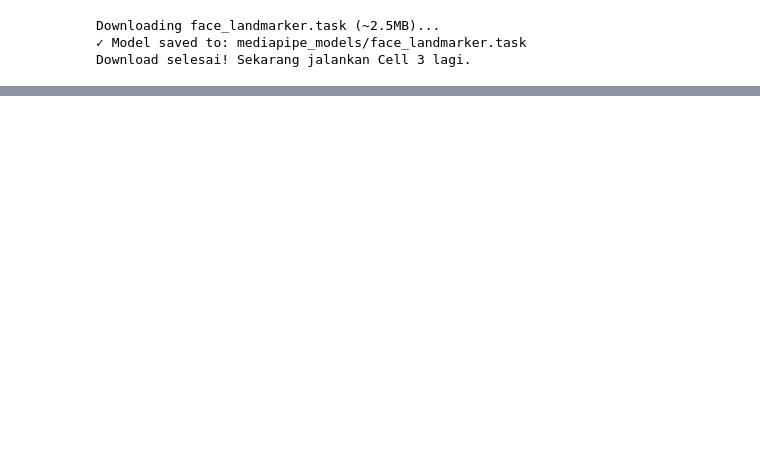
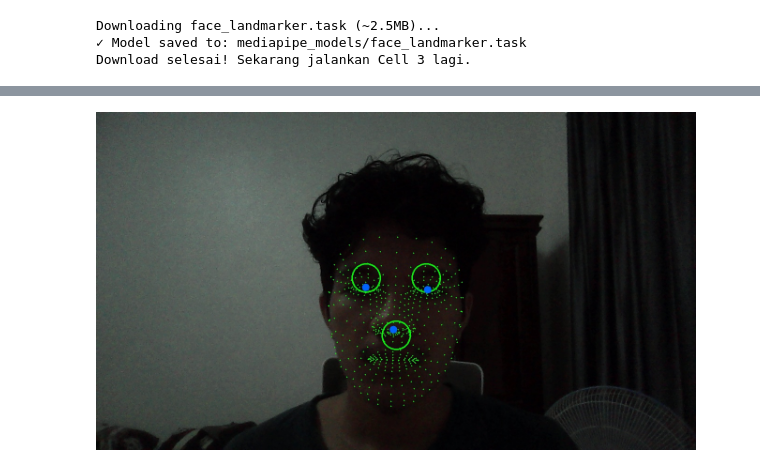
Before and after one commit to mfaruqi35/FindMyFrame, a Jupyter notebook: FrameMe.ipynb, the cells around one changed output, grey strips where cells are left out. Saved outputs shown, nothing was run; the diff lists cells and outputs as text; code cells hidden in the pictures; blank space fills up the shorter version.

Commit message:
aligned face ss

```diff
--- a/FrameMe.ipynb
+++ b/FrameMe.ipynb
@@ -297,15 +301,16 @@ import cv2
 import numpy as np
 import time
 import os
+from IPython.display import Image as IPImage, display
 
+os.makedirs("results", exist_ok=True)
+
+# Setup MediaPipe (sama)
 model_path = "mediapipe_models/face_landmarker.task"
-
-# Inisialisasi Face Landmarker
 BaseOptions = python.BaseOptions
 FaceLandmarker = vision.FaceLandmarker
 FaceLandmarkerOptions = vision.FaceLandmarkerOptions
 VisionRunningMode = mp.tasks.vision.RunningMode
-
 options = FaceLandmarkerOptions(
     base_options=BaseOptions(model_asset_path=model_path),
     running_mode=VisionRunningMode.VIDEO,
@@ -313,51 +318,50 @@ options = FaceLandmarkerOptions(
     min_face_detection_confidence=0.5,
     min_tracking_confidence=0.5
 )
-
 face_landmarker = FaceLandmarker.create_from_options(options)
 
-# Indeks landmark penting
-LEFT_EYE  = 468
+# Indeks landmark
+LEFT_EYE = 468
 RIGHT_EYE = 473
-NOSE_TIP  = 1
-
-# Titik panduan tetap
-GUIDE_LEFT_EYE  = (200, 200)
-GUIDE_RIGHT_EYE = (440, 200)
-GUIDE_NOSE      = (320, 340)
+NOSE_TIP = 1
 
 cap = cv2.VideoCapture(0)
 cap.set(cv2.CAP_PROP_FRAME_WIDTH, 1280)
 cap.set(cv2.CAP_PROP_FRAME_HEIGHT, 720)
 
-# cv2.namedWindow("Cell 3 - Alignment Guide", cv2.WINDOW_NORMAL)
-# cv2.resizeWindow("Cell 3 - Alignment Guide", 1280, 720)
+# Variabel untuk countdown
+aligned_frames = 0
+required_frames = 30
+threshold = 30
+screenshot_path = "./results/aligned_screenshot.jpg"
+screenshot_taken = False
 
-print("Cell 3: Webcam + MediaPipe 0.10.31+ + Titik Panduan")
-print("Arahkan wajah → lihat landmark + 3 titik MERAH")
-print("Tekan 'q' untuk keluar")
+print("Cell 3: Align titik BIRU ke area HIJAU + tahan 2 detik → screenshot otomatis")
+print("Setelah screenshot → program berhenti & gambar muncul di notebook")
+print("Tekan 'q' untuk keluar manual")
 
-while cap.isOpened():
+while cap.isOpened() and not screenshot_taken:
     ret, frame = cap.read()
     if not ret:
         break
     frame = cv2.flip(frame, 1)
     h, w = frame.shape[:2]
-    center_x, center_y = w // 2, h // 2
+    center_x = w // 2
+    center_y = h // 2
 
-    eye_distance = int(w * 0.07)
-    eye_y_offset = int(h * 0.013)
+    # Titik panduan MERAH (selalu di tengah)
+    eye_distance = int(w * 0.05)
+    eye_y_offset = int(h * 0.011)
     nose_y_offset = int(h * 0.16)
-
     GUIDE_LEFT_EYE = (center_x - eye_distance, center_y - eye_y_offset)
     GUIDE_RIGHT_EYE = (center_x + eye_distance, center_y - eye_y_offset)
     GUIDE_NOSE = (center_x, center_y + nose_y_offset)
 
+    # Gambar area lingkaran MERAH (untuk visual "area")
     for pt in [GUIDE_LEFT_EYE, GUIDE_RIGHT_EYE, GUIDE_NOSE]:
-        cv2.circle(frame, pt, 30, (255, 255, 255), 4)
-        # cv2.circle(frame, pt, 20, (0, 0, 255), -1)
-        cv2.circle(frame, pt, 30, (0, 0, 255), 5)
+        cv2.circle(frame, pt, threshold, (0, 255, 0), 2)
 
+    # Process frame
     rgb_frame = cv2.cvtColor(frame, cv2.COLOR_BGR2RGB)
     mp_image = mp.Image(image_format=mp.ImageFormat.SRGB, data=rgb_frame)
     timestamp_ms = int(time.time() * 1000)
@@ -366,25 +370,45 @@ while cap.isOpened():
     if results.face_landmarks:
         landmarks = results.face_landmarks[0]
 
-        # Gambar landmark (hijau kecil)
+        # Gambar landmark hijau kecil
         for lm in landmarks:
             x = int(lm.x * w)
             y = int(lm.y * h)
             cv2.circle(frame, (x, y), 1, (0, 255, 0), -1)
 
-        # Posisi mata & hidung (titik biru)
-        left_eye  = (int(landmarks[LEFT_EYE].x * w),  int(landmarks[LEFT_EYE].y * h))
+        # Titik biru di wajah user
+        left_eye = (int(landmarks[LEFT_EYE].x * w), int(landmarks[LEFT_EYE].y * h))
         right_eye = (int(landmarks[RIGHT_EYE].x * w), int(landmarks[RIGHT_EYE].y * h))
-        nose      = (int(landmarks[NOSE_TIP].x * w),  int(landmarks[NOSE_TIP].y * h))
+        nose = (int(landmarks[NOSE_TIP].x * w), int(landmarks[NOSE_TIP].y * h))
 
-        cv2.circle(frame, left_eye,  12, (255,100,0), -1)
-        cv2.circle(frame, right_eye, 12, (255,100,0), -1)
-        cv2.circle(frame, nose,      12, (255,100,0), -1)
+        cv2.circle(frame, left_eye, 8, (255,100,0), -1)
+        cv2.circle(frame, right_eye, 8, (255,100,0), -1)
+        cv2.circle(frame, nose, 8, (255,100,0), -1)
+
+        # Hitung jarak ke titik panduan (untuk cek "masuk area")
+        dist_left = np.linalg.norm(np.array(left_eye) - np.array(GUIDE_LEFT_EYE))
+        dist_right = np.linalg.norm(np.array(right_eye) - np.array(GUIDE_RIGHT_EYE))
+        dist_nose = np.linalg.norm(np.array(nose) - np.array(GUIDE_NOSE))
+
+        # Kalau semua titik biru masuk area (jarak < threshold)
+        if dist_left < threshold and dist_right < threshold and dist_nose < threshold:
+            aligned_frames += 1
+            if aligned_frames >= required_frames:
+                cv2.imwrite(screenshot_path, frame)
+                print(f"\nScreenshot tersimpan: {screenshot_path}")
+                screenshot_taken = True
+                display(IPImage(screenshot_path, width=600))
+        else:
+            aligned_frames = 0
+
+        if aligned_frames > 0:
+            cv2.putText(frame, "Tahan Posisimu!", (center_x - 200, center_y - 100),
+                cv2.FONT_HERSHEY_DUPLEX, 1.5, (0, 255, 255), 12, cv2.LINE_AA)
 
     # Teks instruksi
-    cv2.putText(frame, "Align mata & hidung ke titik MERAH", (10, 30),
+    cv2.putText(frame, "Align titik BIRU ke area HIJAU", (10, 30),
                 cv2.FONT_HERSHEY_DUPLEX, 0.9, (255,255,255), 2)
-    cv2.putText(frame, "Tekan 'q' untuk lanjut", (10, 70),
+    cv2.putText(frame, "Tahan 2 detik → screenshot", (10, 70),
                 cv2.FONT_HERSHEY_SIMPLEX, 0.7, (200,200,255), 2)
 
     cv2.imshow("Cell 3 - MediaPipe Face Landmarker", frame)
@@ -403,0 +430 @@ Tekan 'q' untuk keluar
+[figure, added]
```
Also changed, not shown: parts of 4 cells of this notebook.
